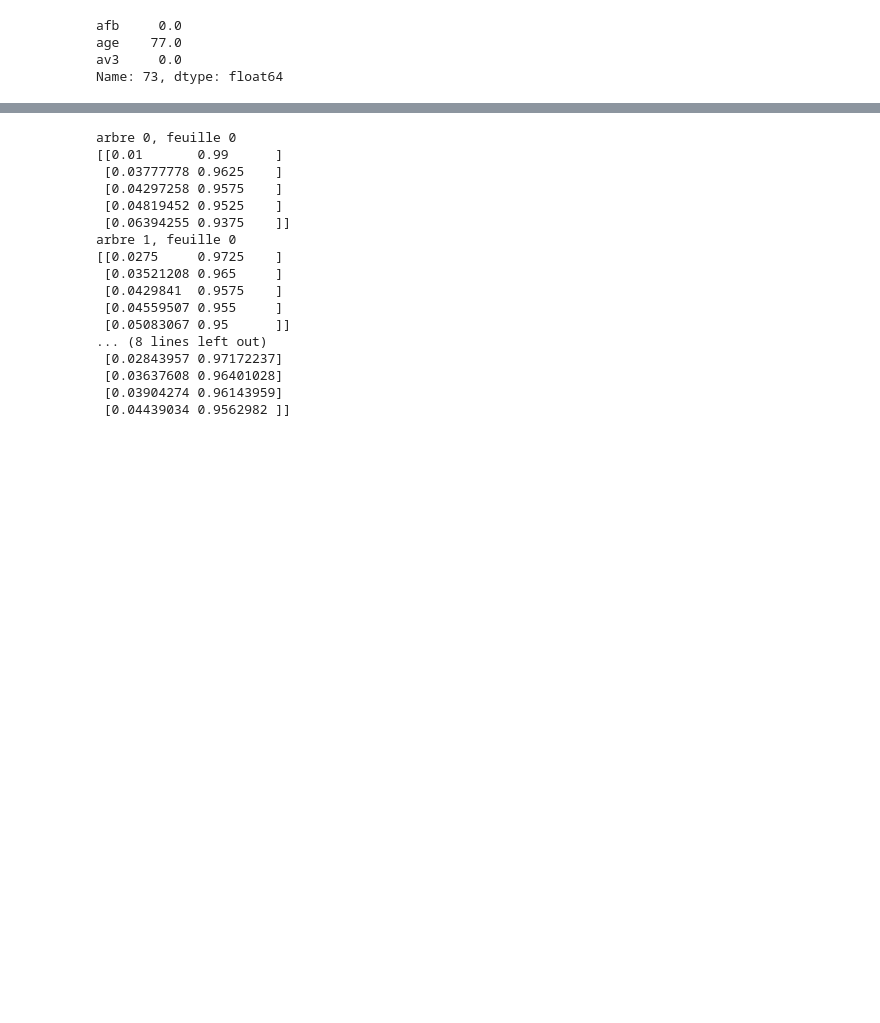
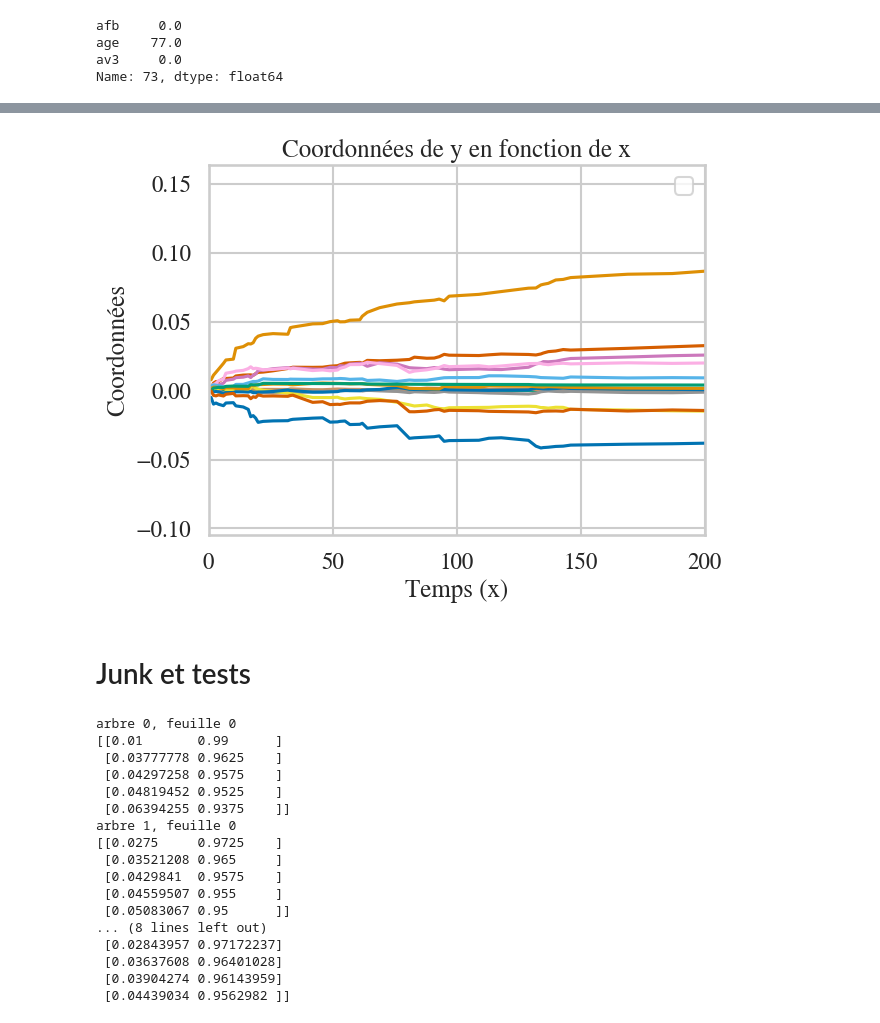
Before and after one commit to Clement-Dn/Surv-ML, a Jupyter notebook: essais survtreeshap.ipynb, the cells around one changed output, grey strips where cells are left out. Saved outputs shown, nothing was run; the diff lists cells and outputs as text; code cells hidden in the pictures; blank space fills up the shorter version.

```diff
--- a/essais survtreeshap.ipynb
+++ b/essais survtreeshap.ipynb
@@ -518,3 +541,33 @@ local_explaination.plot_survshap(SurvSHAP_df)
+# %%
+X, y = load_whas500()
+X = X.astype(float)
+X_train, X_test, y_train, y_test = train_test_split(X, y, test_size=0.2, random_state=42)
+rsf = RandomSurvivalForest(random_state=42).fit(X_train, y_train)
+# %%
+#écris pas éficacement
+x=[]
+y=[]
+for i,t in enumerate(rsf.estimators_[0].unique_times_):
+    ex = TreeExplainer(rsf,t=i)
+    valeurs = ex.shap_values(X_test.iloc[3, :])[:-1]
+    x.append(t)
+    y.append(valeurs)
+
+plt.plot(x,y)
+
+# Ajouter des labels et une légende
+plt.xlim(0, 200)
+plt.xlabel("Temps (x)")
+plt.ylabel("Coordonnées")
+plt.title("Coordonnées de y en fonction de x")
+plt.legend()
+
+# Afficher le graphique
+plt.show()
+# %% [output]
+[figure, added]
+# %% [markdown]
+# Junk et tests
 # %%
 print("arbre 0, feuille 0")
 print(rsf.estimators_[0].tree_.value[0][:5])
```
Also changed, not shown: parts of 25 cells of this notebook.
